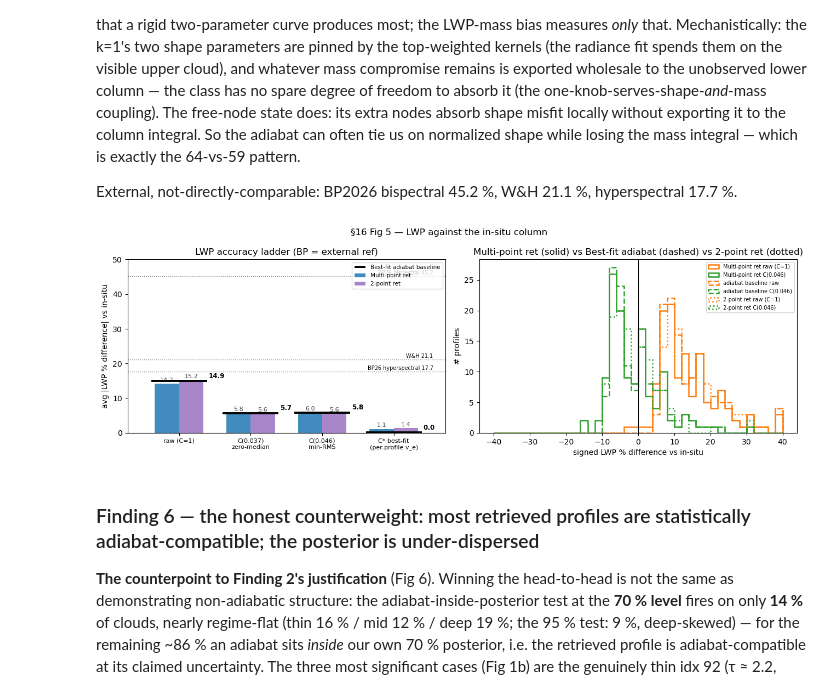
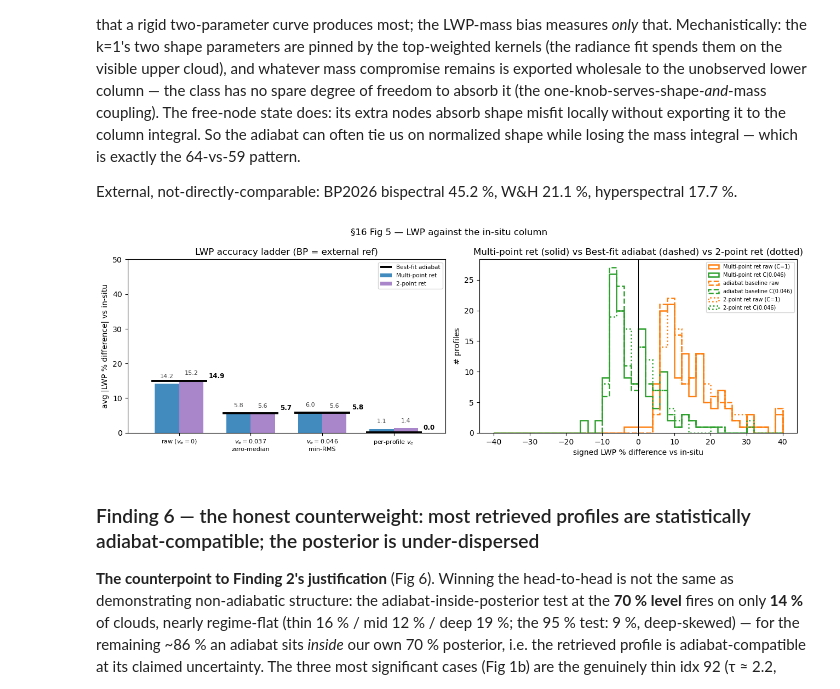
Before and after one commit to dhjx1996/Pythonic-DISORT_inhomogeneous_atmosphere, a Jupyter notebook: docs/riccati_solver_VOCALS_retrieval.ipynb, the cells around one changed output. Saved outputs shown, nothing was run; the diff lists cells and outputs as text; code cells hidden in the pictures.

```diff
--- a/docs/riccati_solver_VOCALS_retrieval.ipynb
+++ b/docs/riccati_solver_VOCALS_retrieval.ipynb
@@ -491,10 +491,11 @@ grid = np.arange(0.0, 0.2001, 0.0005)
 rms = lambda b: np.sqrt(np.mean(b ** 2))
 bias_of = lambda v: 100.0 * (np.asarray(vio.width_factor_gamma(v)) / ratio - 1.0)
 v_min_rms = float(grid[np.argmin([rms(bias_of(v)) for v in grid])])
+v_zero_mean = float(grid[np.argmin([abs(np.mean(bias_of(v))) for v in grid])])  # mean-bias analogue of med_v (matches Fig 5)
 for name, v in [('no correction', 0.0), ('optics v_e=0.10', 0.10), ('BP26 column-mean 0.055', 0.055),
-                ('zero-MEDIAN-bias', med_v), ('min-RMS', v_min_rms)]:
+                ('zero-MEAN-bias', v_zero_mean), ('min-RMS', v_min_rms)]:
     b = bias_of(v)
-    print(f'{name:22s} v={v:5.3f}: median {np.median(b):+6.2f}%  med|b| {np.median(np.abs(b)):5.2f}%  '
+    print(f'{name:22s} v={v:5.3f}: mean {np.mean(b):+6.2f}%  mean|b| {np.mean(np.abs(b)):5.2f}%  '
           f'RMS {rms(b):5.2f}%')
 print(f'corr(v*, column-mean v_eff) = {np.corrcoef(vstar, [p.v_eff.mean() for p in kept])[0,1]:.2f}; '
       f'corr(v*, tau_bot) = {np.corrcoef(vstar, [p.tau_bot for p in kept])[0,1]:.2f}')
@@ -503,7 +504,7 @@ fig, ax = plt.subplots(1, 2, figsize=(11, 3.6))
 ax[0].hist(vstar, bins=np.linspace(0, 0.13, 27), color='C4', alpha=0.85)
 ax[0].axvline(0.10, ls='--', color='k', alpha=0.6)
 ax[0].text(0.101, ax[0].get_ylim()[1] * 0.75, 'optics $v_e{=}0.10$', fontsize=7)
-ax[0].axvline(med_v, color='C3', lw=2, label=f'median $v_e^*$ = {med_v:.3f}')
+ax[0].axvline(v_zero_mean, color='C3', lw=2, label=f'zero-mean-bias $v_e$ = {v_zero_mean:.3f}')
 ax[0].axvline(v_min_rms, color='C2', ls='-.', label=f'min-RMS $v_e$ = {v_min_rms:.3f}')
 ax[0].set_xlabel(r'zero-LWP-bias constant $v_e^*$ (per profile)'); ax[0].set_ylabel('# profiles')
 ax[0].legend(fontsize=7)
@@ -1547,14 +1555,14 @@ Fig 1 shows the best and worst retrievals in the standard format (the purple sol
 
 # §16 Fig 1 — best / worst retrieval gallery in the DEFAULT single-profile format
 # (scripts/plot_retrieved_profile.py: truth, prior, W1-best-fit adiabat, retrieved ±1σ, bases,
-# + the k=1 competitor overlay, purple solid, its χ²ᵣ in the legend).
+# + the 2-point-retrieval overlay, purple solid, its χ²ᵣ in the legend).
 # Four panels: best Ŵ₁, best vs the adiabat floor, worst Ŵ₁, worst vs the floor — falling back
 # to the 2nd-ranked floor pick when it coincides with the Ŵ₁ pick.
 if ROWS and CANON_DIR is not None:
     order_pct = np.argsort(PW_FR)
     order_err = np.argsort(PCTERR)
-    _k1lab = (lambda i: f'  2-point ret Ŵ₁ {PW_K1[i]:.2f}') if K1R else (lambda i: '')
-    _lab = lambda i, what: (f"{what}\nidx {A[i]['index']} ({A[i]['flight']})  "
+    _k1lab = (lambda i: f'   2-pt Ŵ₁ {PW_K1[i]:.2f}') if K1R else (lambda i: '')
+    _lab = lambda i, what: (f"{what}\nidx {A[i]['index']} ({A[i]['flight']})\n"
                             f"Ŵ₁ {A[i]['pct_w1']:.2f}  %err vs best-fit {PCTERR[i]:+.0f}%{_k1lab(i)}"
                             + (f"\n[{PROV_FLAG[A[i]['index']]}]" if A[i]['index'] in PROV_FLAG else ''))
     best, worst = order_pct[0], order_pct[-1]
@@ -1566,9 +1574,9 @@ if ROWS and CANON_DIR is not None:
              (A[worst]['index'], _lab(worst, 'WORST Ŵ₁')),
              (A[wf]['index'], _lab(wf, 'WORST vs the adiabat floor'
                                        + (' (2nd worst, dedup)' if wf != order_err[-1] else '')))]
-    profile_montage(picks, ncol=2)
+    profile_montage(picks, ncol=2, legends=[False, True, False, False])
     print('§16 Fig 1 — best and worst retrievals, standard format (green = the truth-fed W1-best-fit '
-          'adiabat; purple solid with top/base circles = the k=1 RETRIEVED adiabat competitor).')
+          'adiabat; purple solid with top/base circles = the 2-point retrieval).')
 elif ROWS:
     print('(gallery skipped: raw bundle not on this machine)')
 # %% [output]
@@ -1784,50 +1796,52 @@ External, not-directly-comparable: BP2026 bispectral 45.2 %, W&H 21.1 %, hypersp
 # not-directly-comparable reference (real-Mie + WV retrieval).
 if ROWS:
     fig, ax = plt.subplots(1, 2, figsize=(13, 4.4))
-    keys = [('lwp_relbias_z', 'raw (C=1)'), ('lwp_relbias_C037', 'C(0.037)\nzero-median'),
-            ('lwp_relbias_C046', 'C(0.046)\nmin-RMS'), ('lwp_relbias_Coracle', 'C* best-fit\n(per-profile v_e)')]
+    keys = [('lwp_relbias_z', r'raw ($v_e{=}0$)'), ('lwp_relbias_C037', '$v_e = 0.037$\nzero-median'),
+            ('lwp_relbias_C046', '$v_e = 0.046$\nmin-RMS'), ('lwp_relbias_Coracle', r'per-profile $v_e$')]
     akeys = ['lwp_relbias_adia_z', 'lwp_relbias_adia_C037', 'lwp_relbias_adia_C046', 'lwp_relbias_adia_Coracle']
     xs = np.arange(len(keys)); w = 0.34
     bars = ax[0].bar(xs - (w / 2 if K1R else 0), [np.nanmean(np.abs(_g(A, k))) for k, _ in keys], w,
                      color='tab:blue', alpha=.85, label='Multi-point ret')
-    ax[0].bar_label(bars, fmt='%.1f', fontsize=8, padding=1, color='0.25')
+    ax[0].bar_label(bars, fmt='%.1f', fontsize=8, padding=6, color='0.25')
     if K1R:
         bars1 = ax[0].bar(xs + w / 2, [np.nanmean(np.abs(_g(K1R, k))) for k, _ in keys], w,
                           color='tab:purple', alpha=.8, label='2-point ret')
-        ax[0].bar_label(bars1, fmt='%.1f', fontsize=8, padding=1, color='0.25')
+        ax[0].bar_label(bars1, fmt='%.1f', fontsize=8, padding=6, color='0.25')
     # best-fit adiabat baseline: adiabat fit to the truth carries the same width/Q_ext artifact;
     # bold ink marker spanning the group + a direct value label, so the reference is unambiguous.
     base = [np.nanmean(np.abs(_g(A, ak))) for ak in akeys]
     ax[0].hlines(base, xs - 1.15 * w, xs + 1.15 * w, colors='k', lw=2.8, zorder=6,
-                 label='Best-fit adiabat baseline')
+                 label='Best-fit adiabat')
     for x, b in zip(xs, base):
         ax[0].annotate(f'{b:.1f}', (x + 1.15 * w, b), xytext=(2, 2), textcoords='offset points',
                        ha='left', va='bottom', fontsize=8.5, fontweight='bold', color='k', zorder=7)
-    for y, t in [(45.2, 'BP26 bispectral 45.2'), (21.1, 'W&H 21.1'), (17.7, 'BP26 hyperspectral 17.7')]:
-        ax[0].axhline(y, color='gray', ls=':', lw=1)
-        ax[0].text(len(keys) - .45, y + .5, t, fontsize=7, ha='right')
+    for y, t in [(45.2, 'B&P bispectral 45.2'), (21.1, 'W&H 21.1'), (17.7, 'B&P hyperspectral 17.7')]:
+        break
+        #ax[0].axhline(y, color='gray', ls=':', lw=1)
+        #x[0].text(len(keys) - .45, y + .5, t, fontsize=7, ha='right')
     ax[0].set_xticks(xs); ax[0].set_xticklabels([t for _, t in keys], fontsize=8)
     ax[0].set_xlim(-.72, len(keys) - .28); ax[0].set_ylim(0, 50)
     ax[0].set(ylabel='avg |LWP % difference| vs in-situ',
               title='LWP accuracy ladder (BP = external ref)')
     ax[0].legend(fontsize=7.5, loc='upper right')
     bins = np.linspace(-40, 40, 41)
     _hists = [('lwp_relbias_z', A, 'Multi-point ret raw (C=1)', 'C1', '-'),
               ('lwp_relbias_C046', A, 'Multi-point ret C(0.046)', 'C2', '-'),
               ('lwp_relbias_adia_z', A, 'adiabat baseline raw', 'C1', '--'),
               ('lwp_relbias_adia_C046', A, 'adiabat baseline C(0.046)', 'C2', '--')]
     if K1R:
         _hists += [('lwp_relbias_z', K1R, '2-point ret raw (C=1)', 'C1', ':'),
                    ('lwp_relbias_C046', K1R, '2-point ret C(0.046)', 'C2', ':')]
     for k, RR, lab, c, ls in _hists:
         ax[1].hist(np.clip(_g(RR, k), -40, 40), bins=bins, histtype='step', lw=1.8, color=c, ls=ls, label=lab)
     ax[1].axvline(0, color='k', lw=.8); ax[1].legend(fontsize=7)
     ax[1].set(xlabel='signed LWP % difference vs in-situ', ylabel='# profiles',
               title='Multi-point ret (solid) vs Best-fit adiabat (dashed) vs 2-point ret (dotted)')
     fig.suptitle('§16 Fig 5 — LWP against the in-situ column', fontsize=12)
     fig.tight_layout(); plt.show()
+#fig.savefig("LWP_ladder", dpi=300)
 # %% [output]
-[figure, old version]
+[figure, new version]
 # %% [markdown]
 ### Finding 6 — the honest counterweight: most retrieved profiles are statistically adiabat-compatible; the posterior is under-dispersed
 
```
Also changed, not shown: parts of 9 cells of this notebook, 5 other files.
